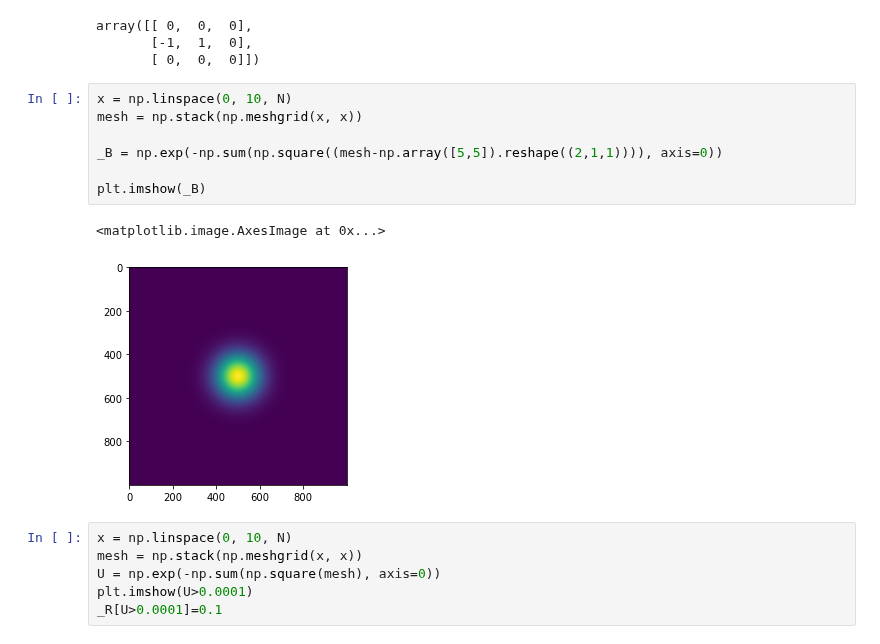
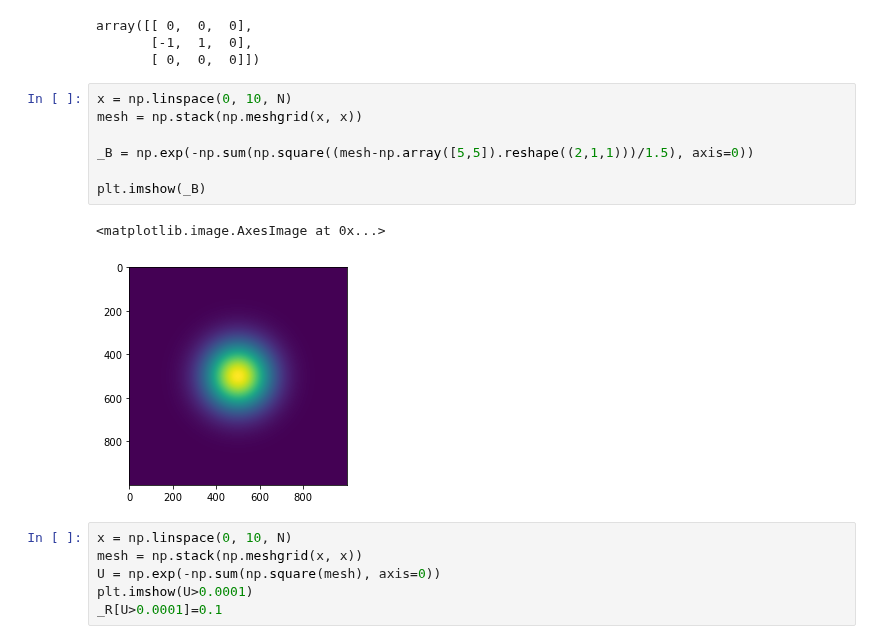
Before and after one commit to OliverSkocek/maxwell, a Jupyter notebook: notebooks/another_discretization_of_2d_maxwell.ipynb, the cells around one changed output. Cells and saved outputs as stored; diff of their text form.

Commit message:
updated plots

```diff
--- a/notebooks/another_discretization_of_2d_maxwell.ipynb
+++ b/notebooks/another_discretization_of_2d_maxwell.ipynb
@@ -44,13 +44,13 @@ array([[ 0,  0,  0],
 # %%
 x = np.linspace(0, 10, N)
 mesh = np.stack(np.meshgrid(x, x))
 
-_B = np.exp(-np.sum(np.square((mesh-np.array([5,5]).reshape((2,1,1)))), axis=0))
+_B = np.exp(-np.sum(np.square((mesh-np.array([5,5]).reshape((2,1,1)))/1.5), axis=0))
 
 plt.imshow(_B)
 # %% [output]
 <matplotlib.image.AxesImage at 0x...>
-[figure, old version]
+[figure, new version]
 # %%
 x = np.linspace(0, 10, N)
 mesh = np.stack(np.meshgrid(x, x))
```
Also changed, not shown: parts of 6 cells of this notebook.
